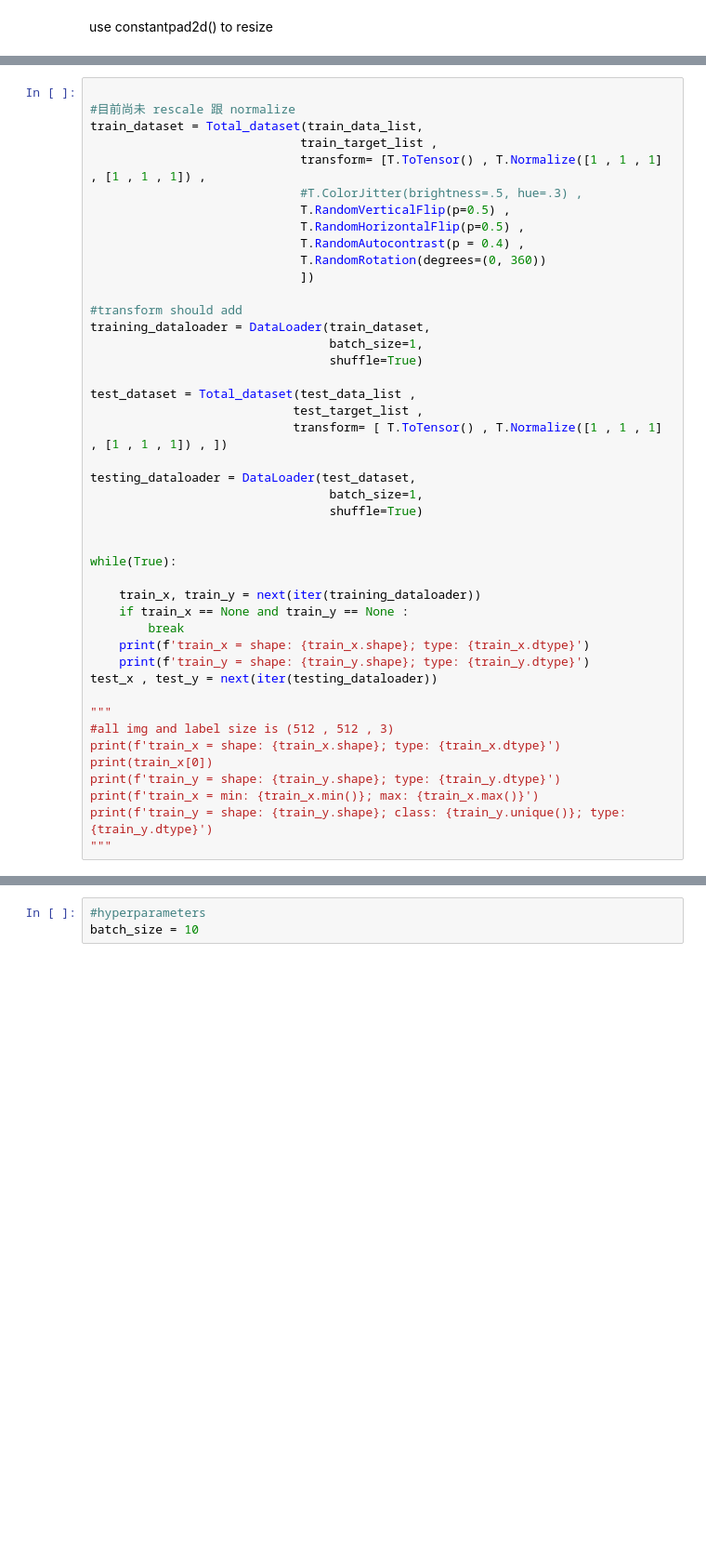
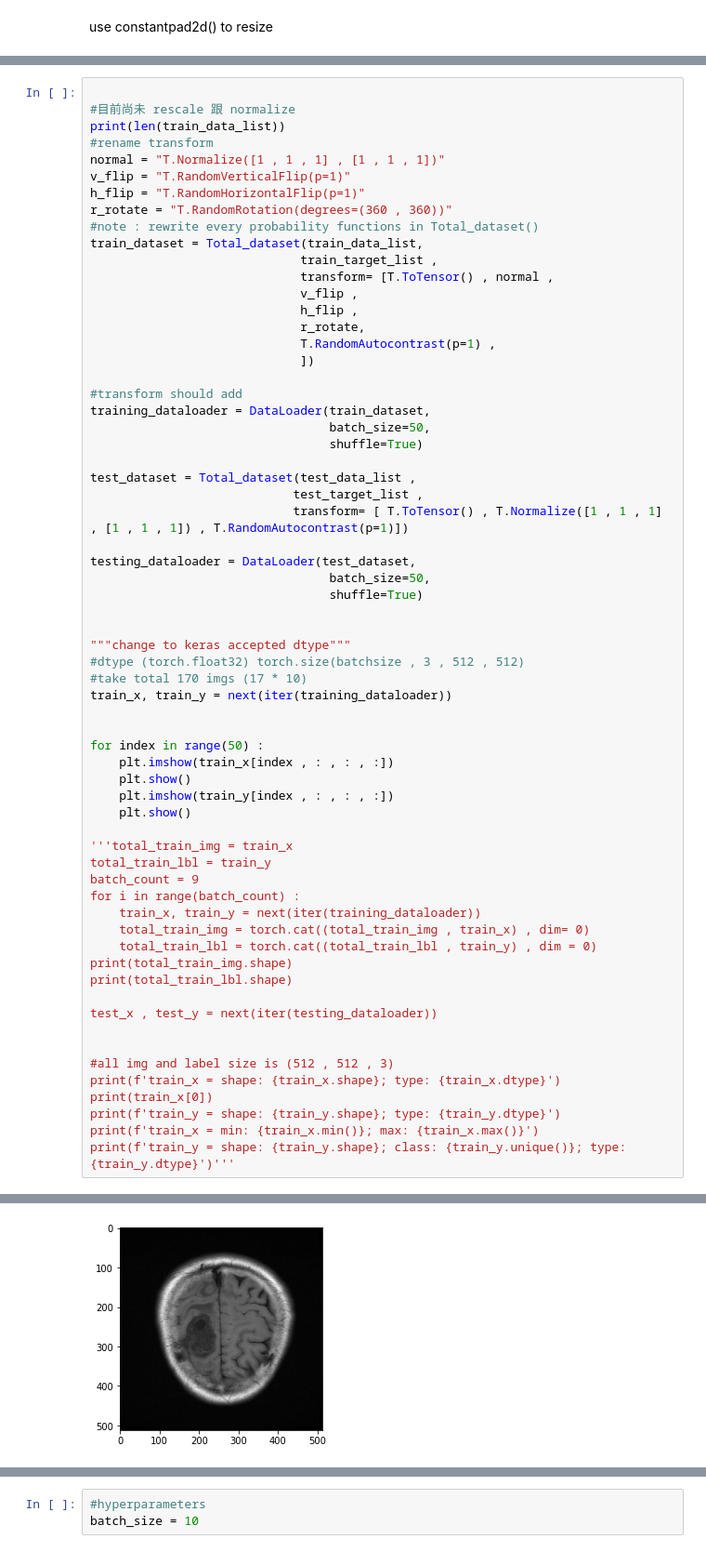
Before and after one commit to santaboi/2d-unet, a Jupyter notebook: dataloader.ipynb, the cells around one changed output, grey strips where cells are left out. Shown at 93% size. Saved outputs shown, nothing was run; the diff lists cells and outputs as text; blank space fills up the shorter version.

Commit message:
dataloader rebuild

```diff
--- a/dataloader.ipynb
+++ b/dataloader.ipynb
@@ -212,45 +263,65 @@ data augmentation
 # %%
 
 #目前尚未 rescale 跟 normalize
+print(len(train_data_list))
+#rename transform
+normal = "T.Normalize([1 , 1 , 1] , [1 , 1 , 1])"
+v_flip = "T.RandomVerticalFlip(p=1)"
+h_flip = "T.RandomHorizontalFlip(p=1)"
+r_rotate = "T.RandomRotation(degrees=(360 , 360))"
+#note : rewrite every probability functions in Total_dataset()
 train_dataset = Total_dataset(train_data_list,
                              train_target_list ,
-                             transform= [T.ToTensor() , T.Normalize([1 , 1 , 1] , [1 , 1 , 1]) ,
-                             #T.ColorJitter(brightness=.5, hue=.3) ,
-                             T.RandomVerticalFlip(p=0.5) ,
-                             T.RandomHorizontalFlip(p=0.5) ,
-                             T.RandomAutocontrast(p = 0.4) ,
-                             T.RandomRotation(degrees=(0, 360))
+                             transform= [T.ToTensor() , normal ,
+                             v_flip ,
+                             h_flip ,
+                             r_rotate,
+                             T.RandomAutocontrast(p=1) ,
                              ])
 
 #transform should add
 training_dataloader = DataLoader(train_dataset,
-                                 batch_size=1,
+                                 batch_size=50,
                                  shuffle=True)
 
 test_dataset = Total_dataset(test_data_list ,
                             test_target_list ,
-                            transform= [ T.ToTensor() , T.Normalize([1 , 1 , 1] , [1 , 1 , 1]) , ])
+                            transform= [ T.ToTensor() , T.Normalize([1 , 1 , 1] , [1 , 1 , 1]) , T.RandomAutocontrast(p=1)])
 
 testing_dataloader = DataLoader(test_dataset,
-                                 batch_size=1,
+                                 batch_size=50,
                                  shuffle=True)
 
 
-while(True):
+"""change to keras accepted dtype"""
+#dtype (torch.float32) torch.size(batchsize , 3 , 512 , 512)
+#take total 170 imgs (17 * 10)
+train_x, train_y = next(iter(training_dataloader))
 
+
+for index in range(50) :
+    plt.imshow(train_x[index , : , : , :])
+    plt.show()
+    plt.imshow(train_y[index , : , : , :])
+    plt.show()
+
+'''total_train_img = train_x
+total_train_lbl = train_y
+batch_count = 9
+for i in range(batch_count) :
     train_x, train_y = next(iter(training_dataloader))
-    if train_x == None and train_y == None :
-        break
-    print(f'train_x = shape: {train_x.shape}; type: {train_x.dtype}')
-    print(f'train_y = shape: {train_y.shape}; type: {train_y.dtype}')
+    total_train_img = torch.cat((total_train_img , train_x) , dim= 0)
+    total_train_lbl = torch.cat((total_train_lbl , train_y) , dim = 0)
+print(total_train_img.shape)
+print(total_train_lbl.shape)
+
 test_x , test_y = next(iter(testing_dataloader))
 
-"""
+
 #all img and label size is (512 , 512 , 3)
 print(f'train_x = shape: {train_x.shape}; type: {train_x.dtype}')
 print(train_x[0])
 print(f'train_y = shape: {train_y.shape}; type: {train_y.dtype}')
 print(f'train_x = min: {train_x.min()}; max: {train_x.max()}')
-print(f'train_y = shape: {train_y.shape}; class: {train_y.unique()}; type: {train_y.dtype}')
-"""
+print(f'train_y = shape: {train_y.shape}; class: {train_y.unique()}; type: {train_y.dtype}')'''
 # %% [output]
@@ -273,0 +345 @@ tensor([[[0., 0., 0.,  ..., 0., 0., 0.],
+[figure, added]
```
Also changed, not shown: parts of 8 cells of this notebook.
